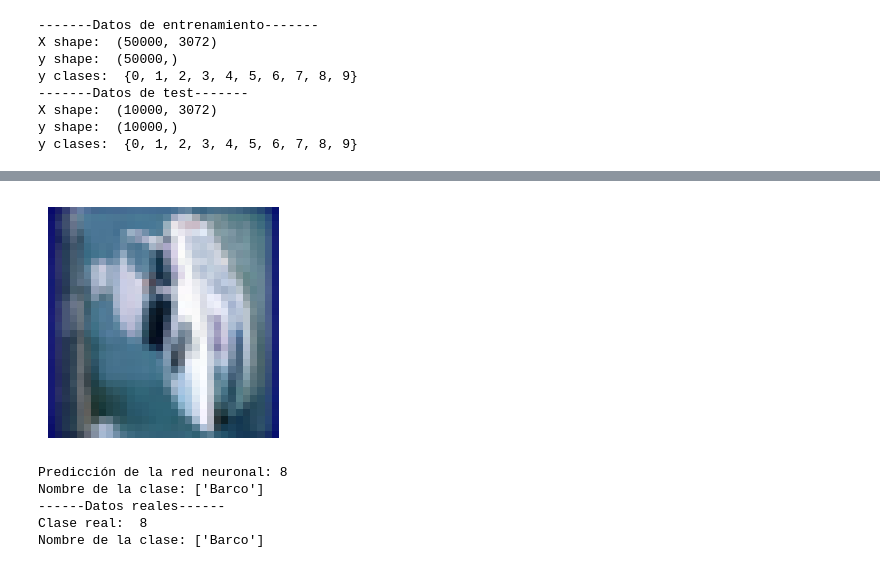
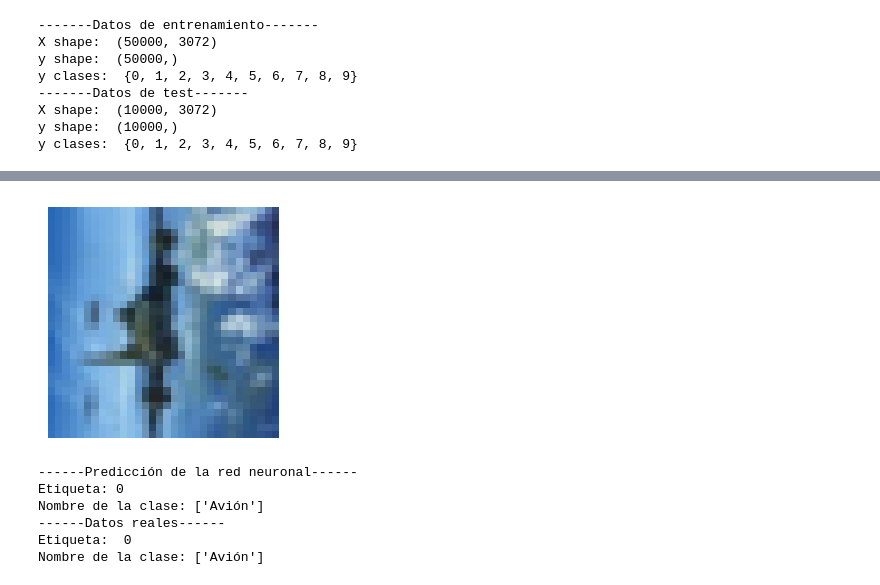
Before and after one commit to marcanii/SIS420---1-23, a Jupyter notebook: Evaluaciones/Examen Final/redes_neuronales01.ipynb, the cells around one changed output, grey strips where cells are left out. Cells and saved outputs as stored; diff of their text form; code cells hidden in the pictures.

Commit message:
red neuronal de 3 capas ocultas - dataset CIFAR-10

```diff
--- a/Evaluaciones/Examen Final/redes_neuronales01.ipynb
+++ b/Evaluaciones/Examen Final/redes_neuronales01.ipynb
@@ -290,12 +447,12 @@ Gradiente sigmoide evaluada con [-1 -0.5 0 0.5 1]:
 # %%
 # Una vez que haya completado la tarea, cambie el maxiter a un valor mayor para ver cómo ayuda más entrenamiento.
-options = {'maxfun': 1000}
+options = {'maxfun': 50}
 
 # También deberías probar diferentes valores de lambda
-lambda_ = 1
+lambda_ = 0.1
 
 # Cree una "mano abreviada" para que la función de costo se minimice
-costFunction = lambda p: nnCostFunction(p, input_layer_size, hidden_layer_size1, hidden_layer_size2,
+costFunction = lambda p: nnCostFunction(p, input_layer_size, hidden_layer_size1, hidden_layer_size2, hidden_layer_size3,
                                         num_labels, X_train_norm, y_train, lambda_)
 
 # Ahora, costFunction es una función que toma solo un argumento
@@ -305,11 +462,12 @@ res = optimize.minimize(costFunction,
                         jac=True,
                         method='TNC',
                         options=options)
-
+print('res: ',res)
 # Obtener la solución de la optimización.
 nn_params = res.x
+print('nn_params shape: ',nn_params.shape)
 
-# Obtener Theta1, Theta2 y Theta3 de nn_params
+# Obtener Theta1, Theta2, Theta3 y Theta4 de nn_params (solución de optimización)
 Theta1 = np.reshape(nn_params[:hidden_layer_size1 * (input_layer_size + 1)],
                     (hidden_layer_size1, (input_layer_size + 1)))
 
@@ -317,5 +475,9 @@ Theta2 = np.reshape(nn_params[(hidden_layer_size1 * (input_layer_size + 1)):
                               (hidden_layer_size1 * (input_layer_size + 1)) + (hidden_layer_size2 * (hidden_layer_size1 + 1))],
                     (hidden_layer_size2, (hidden_layer_size1 + 1)))
 
-Theta3 = np.reshape(nn_params[(hidden_layer_size1 * (input_layer_size + 1)) + (hidden_layer_size2 * (hidden_layer_size1 + 1)):],
-                    (num_labels, (hidden_layer_size2 + 1)))
+Theta3 = np.reshape(nn_params[(hidden_layer_size1 * (input_layer_size + 1)) + (hidden_layer_size2 * (hidden_layer_size1 + 1)):
+                              (hidden_layer_size1 * (input_layer_size + 1)) + (hidden_layer_size2 * (hidden_layer_size1 + 1)) + (hidden_layer_size3 * (hidden_layer_size2 + 1))],
+                    (hidden_layer_size3, (hidden_layer_size2 + 1)))
+
+Theta4 = np.reshape(nn_params[(hidden_layer_size1 * (input_layer_size + 1)) + (hidden_layer_size2 * (hidden_layer_size1 + 1)) + (hidden_layer_size3 * (hidden_layer_size2 + 1)):],
+                    (num_labels, (hidden_layer_size3 + 1)))
@@ -450,0 +631,13 @@ def nombreClase(y):
+# %%
+# Seleccionar una fila aleatoria de X_test
+fila_test = 1205
+# Mostrar la imagen
+displayData(X_test[fila_test, :], figsize=(3, 3))
+# Mostrar la predicción de la red neuronal
+pred = predict(Theta1, Theta2, Theta3, Theta4, X_test_norm[fila_test, :])
+print('------Predicción de la red neuronal------')
+print('Etiqueta: {}'.format(*pred))
+print('Nombre de la clase: {}'.format(nombreClase(pred)))
+print('------Datos reales------')
+print('Etiqueta: ', y_test[fila_test])
+print('Nombre de la clase: {}'.format(nombreClase(y_test[fila_test])))
@@ -451,16 +652,18 @@ def nombreClase(y):
 # %%
-fila_test = 6321
-displayData(X_test[fila_test, :], figsize=(3, 3))
-pred = predict(Theta1, Theta2, Theta3, X_test_norm[fila_test, :])
-print('Predicción de la red neuronal: {}'.format(*pred))
+# Seleccionar una fila aleatoria de X_train
+displayData(X_train[fila_test, :], figsize=(3, 3))
+pred = predict(Theta1, Theta2, Theta3, Theta4, X_train_norm[fila_test, :])
+print('------Predicción de la red neuronal------')
+print('Etiqueta: {}'.format(*pred))
 print('Nombre de la clase: {}'.format(nombreClase(pred)))
 print('------Datos reales------')
-print('Clase real: ', y_test[fila_test])
-print('Nombre de la clase: {}'.format(nombreClase(y_test[fila_test])))
+print('Etiqueta: ', y_train[fila_test])
+print('Nombre de la clase: {}'.format(nombreClase(y_train[fila_test])))
 # %% [output]
-[figure, old version]
+[figure, new version]
-Predicción de la red neuronal: 8
-Nombre de la clase: ['Barco']
+------Predicción de la red neuronal------
+Etiqueta: 0
+Nombre de la clase: ['Avión']
 ------Datos reales------
-Clase real:  8
-Nombre de la clase: ['Barco']
+Etiqueta:  0
+Nombre de la clase: ['Avión']
```
Also changed, not shown: parts of 42 cells of this notebook, 4 other files.
